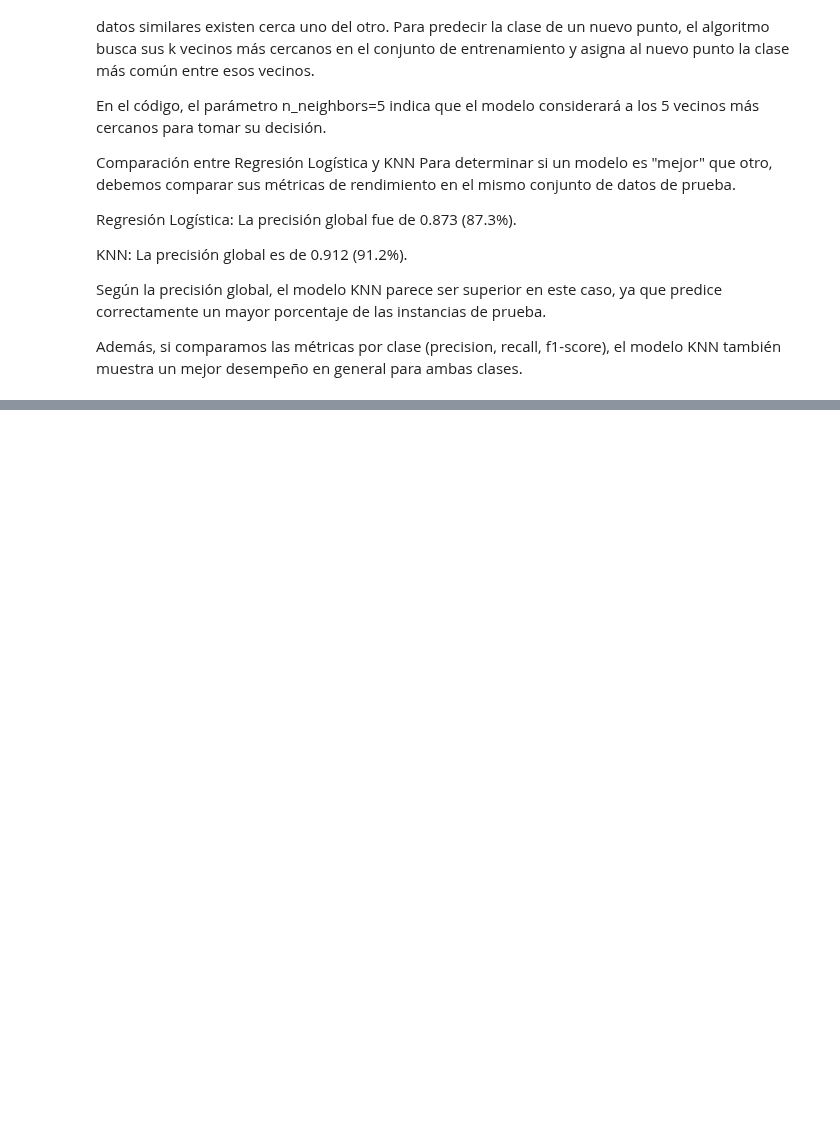
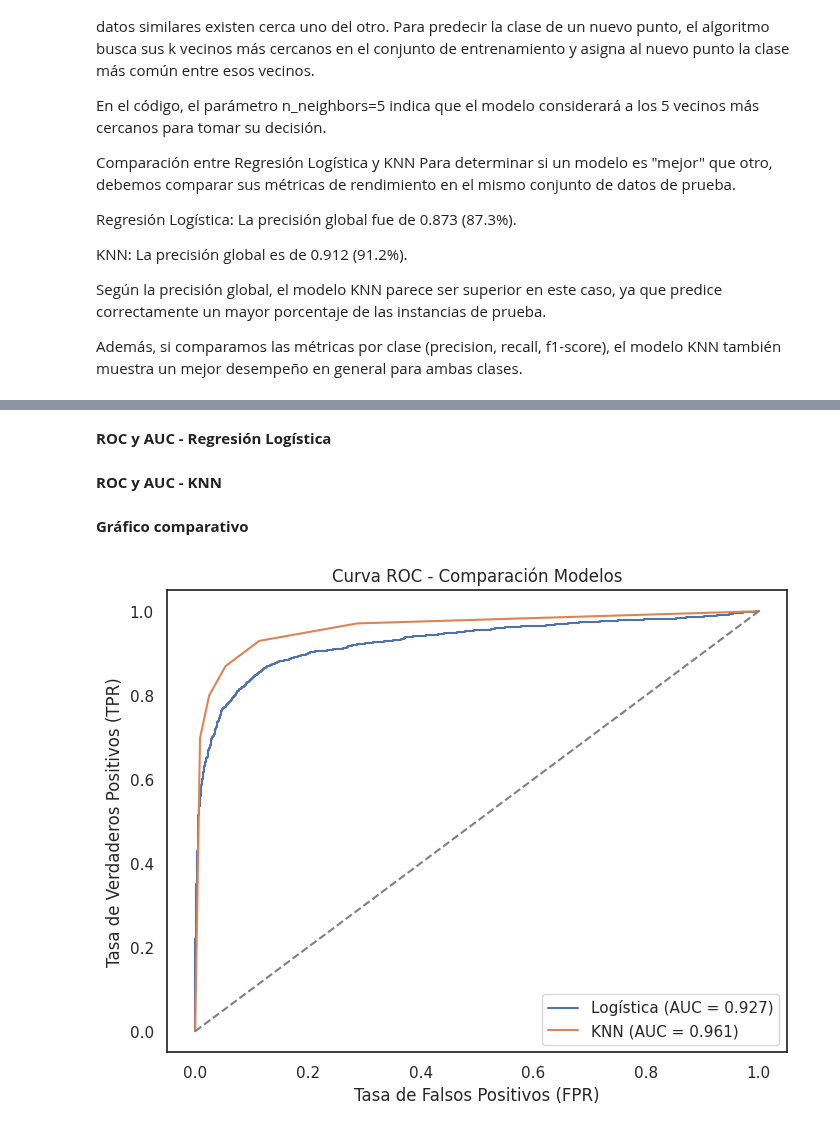
Before and after one commit to Jormao2025/Data_Science_1, a Jupyter notebook: Proyecto_Data_Science1_Satisfacción_de_Aerolíneas.ipynb, the cells around one changed output, grey strips where cells are left out. Drawn from its saved outputs; the diff is of its cells as text; code cells hidden in the pictures; blank space fills up the shorter version.

```diff
--- a/Proyecto_Data_Science1_Satisfacción_de_Aerolíneas.ipynb
+++ b/Proyecto_Data_Science1_Satisfacción_de_Aerolíneas.ipynb
@@ -875,0 +910,26 @@ Además, si comparamos las métricas por clase (precision, recall, f1-score), el
+# %% [markdown]
+**ROC y AUC - Regresión Logística**
+# %%
+y_prob_log = log_reg.predict_proba(X_test_scaled)[:, 1]  # probabilidad de clase 1
+fpr_log, tpr_log, _ = roc_curve(y_test, y_prob_log)
+auc_log = roc_auc_score(y_test, y_prob_log)
+# %% [markdown]
+**ROC y AUC - KNN**
+# %%
+y_prob_knn = knn.predict_proba(X_test_scaled)[:, 1]
+fpr_knn, tpr_knn, _ = roc_curve(y_test, y_prob_knn)
+auc_knn = roc_auc_score(y_test, y_prob_knn)
+# %% [markdown]
+**Gráfico comparativo**
+# %%
+plt.figure(figsize=(8,6))
+plt.plot(fpr_log, tpr_log, label=f"Logística (AUC = {auc_log:.3f})")
+plt.plot(fpr_knn, tpr_knn, label=f"KNN (AUC = {auc_knn:.3f})")
+plt.plot([0,1],[0,1], linestyle="--", color="gray")  # línea aleatoria
+plt.title("Curva ROC - Comparación Modelos")
+plt.xlabel("Tasa de Falsos Positivos (FPR)")
+plt.ylabel("Tasa de Verdaderos Positivos (TPR)")
+plt.legend()
+plt.show()
+# %% [output]
+[figure, added]
```
Also changed, not shown: parts of 10 cells of this notebook.
